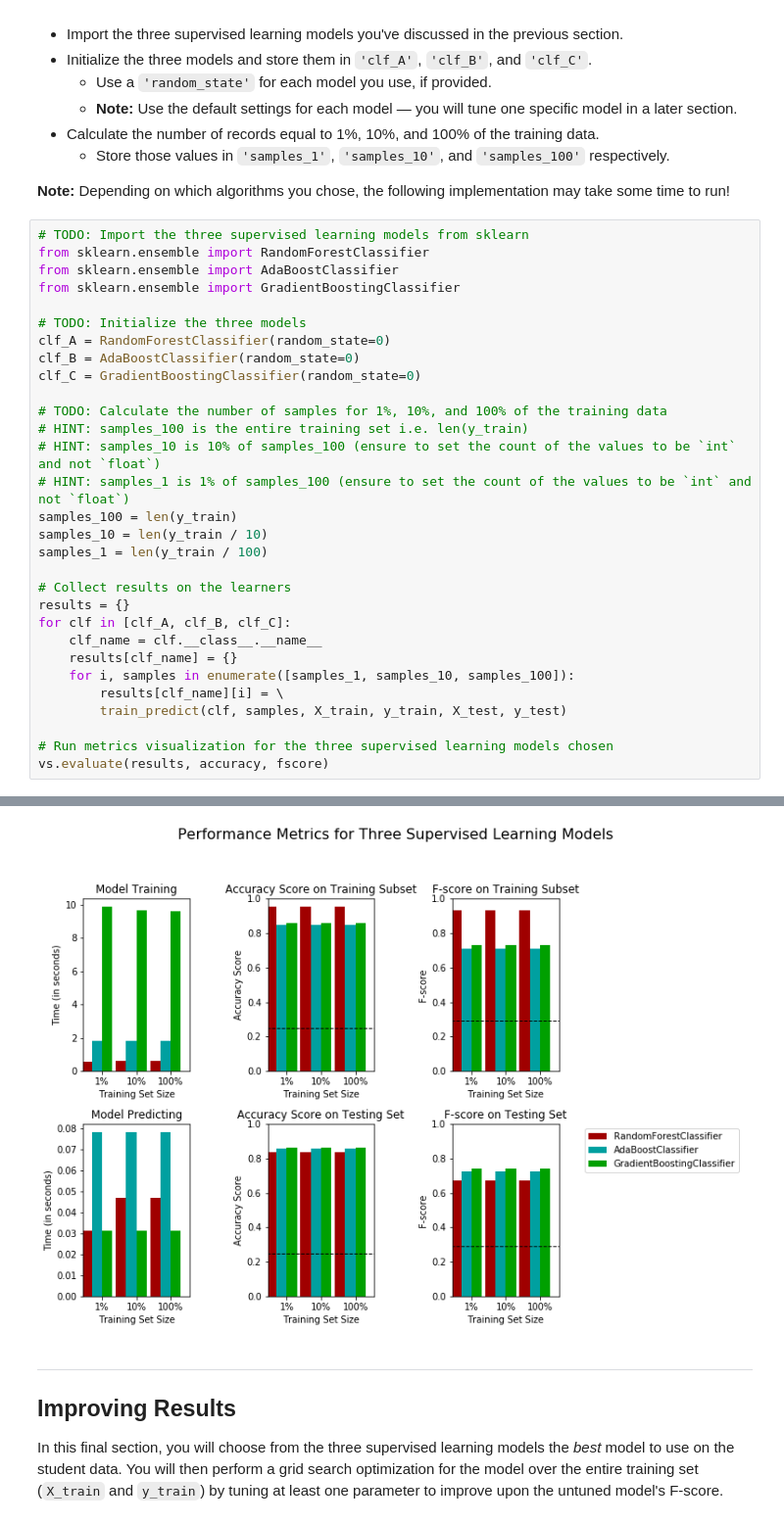
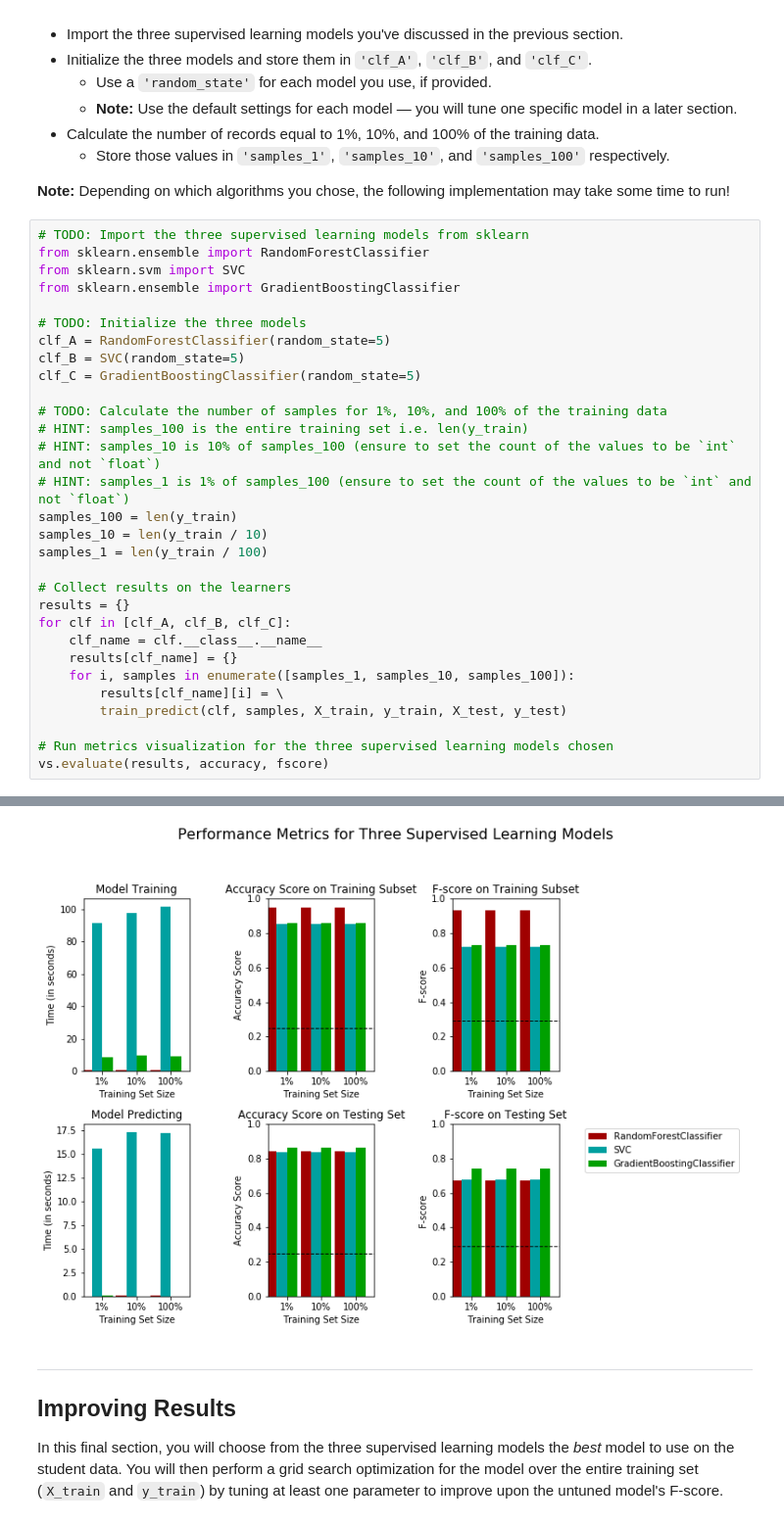
Before and after one commit to mlamarques/finding_donors, a Jupyter notebook: finding_donors.ipynb, the cells around one changed output, grey strips where cells are left out. Shown at 98% size. Saved outputs shown, nothing was run; the diff lists cells and outputs as text.

```diff
--- a/finding_donors.ipynb
+++ b/finding_donors.ipynb
@@ -393,13 +396,13 @@ In the code cell, you will need to implement the following:
 # %%
 # TODO: Import the three supervised learning models from sklearn
 from sklearn.ensemble import RandomForestClassifier
-from sklearn.ensemble import AdaBoostClassifier
+from sklearn.svm import SVC
 from sklearn.ensemble import GradientBoostingClassifier
 
 # TODO: Initialize the three models
-clf_A = RandomForestClassifier(random_state=0)
-clf_B = AdaBoostClassifier(random_state=0)
-clf_C = GradientBoostingClassifier(random_state=0)
+clf_A = RandomForestClassifier(random_state=5)
+clf_B = SVC(random_state=5)
+clf_C = GradientBoostingClassifier(random_state=5)
 
 # TODO: Calculate the number of samples for 1%, 10%, and 100% of the training data
 # HINT: samples_100 is the entire training set i.e. len(y_train)
@@ -430,7 +433,7 @@ AdaBoostClassifier trained on 36177 samples.
 GradientBoostingClassifier trained on 36177 samples.
 GradientBoostingClassifier trained on 36177 samples.
 GradientBoostingClassifier trained on 36177 samples.
-[figure, old version]
+[figure, new version]
 # %% [markdown]
 ----
 ## Improving Results
```
Also changed, not shown: parts of 5 cells of this notebook.
